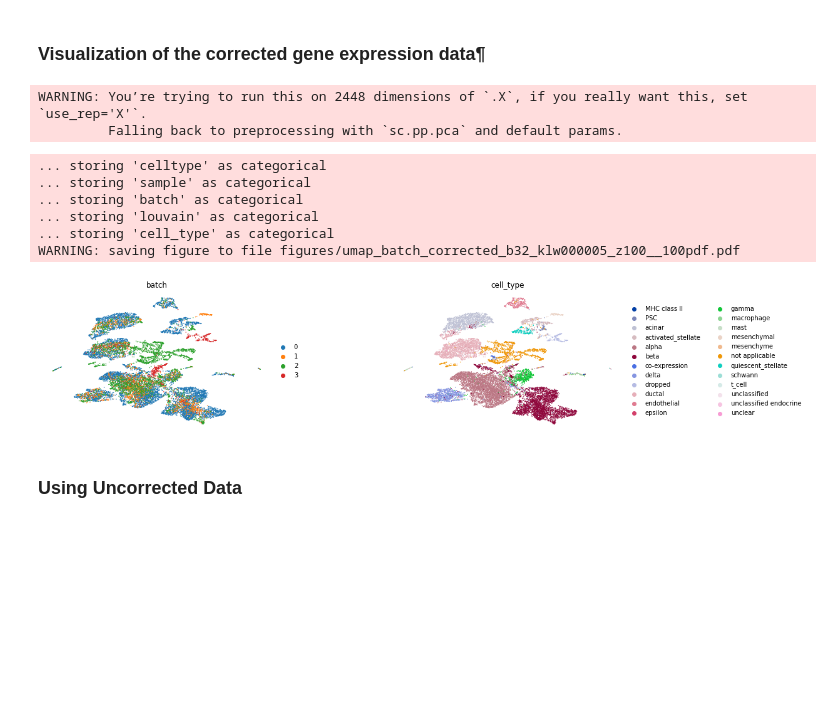
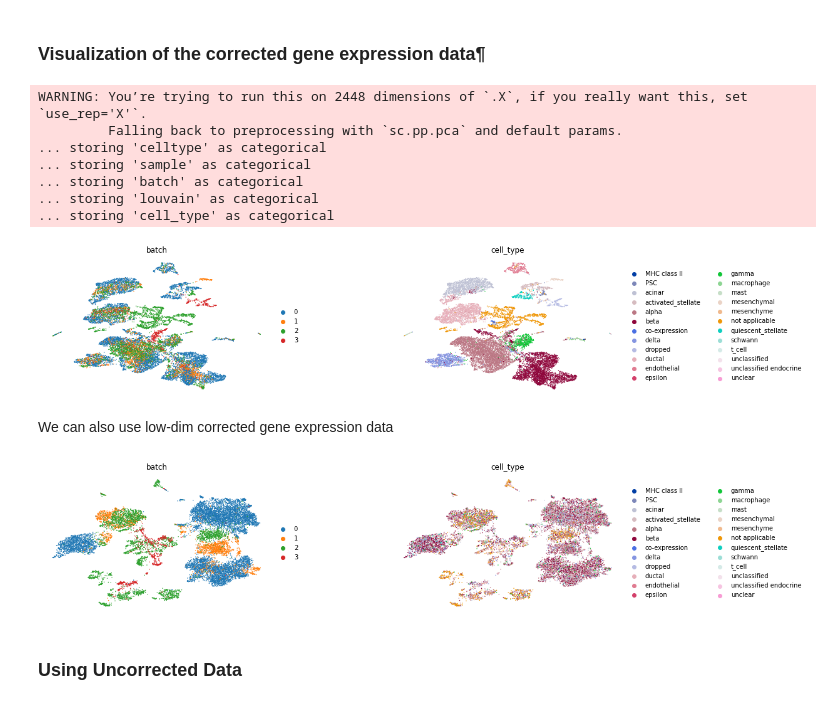
Before and after one commit to theislab/scgen, a Jupyter notebook: docs/tutorials/scgen_batch_removal.ipynb, the cells around one changed output. Cells and saved outputs as stored; diff of their text form; code cells hidden in the pictures; blank space fills up the shorter version.

Commit message:
Added corrected latent functionality

```diff
--- a/docs/tutorials/scgen_batch_removal.ipynb
+++ b/docs/tutorials/scgen_batch_removal.ipynb
@@ -96,21 +99,24 @@ WARNING  Make sure the registered X field in anndata contains unnormalized count
 # %%
 sc.pp.neighbors(corrected_adata)
 sc.tl.umap(corrected_adata)
+sc.pl.umap(corrected_adata, color=['batch', 'cell_type'], wspace=0.4, frameon=False)
 # %% [output]
 WARNING: You’re trying to run this on 2448 dimensions of `.X`, if you really want this, set `use_rep='X'`.
          Falling back to preprocessing with `sc.pp.pca` and default params.
+... storing 'celltype' as categorical
+... storing 'sample' as categorical
+... storing 'batch' as categorical
+... storing 'louvain' as categorical
+... storing 'cell_type' as categorical
+[figure, added]
+# %% [markdown]
+We can also use low-dim corrected gene expression data
 # %%
-sc.pl.umap(corrected_adata, color=['batch', 'cell_type'], wspace=0.4, frameon=False,
-           save='_batch_corrected_b32_klw000005_z100__100pdf'
-)
+sc.pp.neighbors(corrected_adata, use_rep="latent")
+sc.tl.umap(corrected_adata)
+sc.pl.umap(corrected_adata, color=['batch', 'cell_type'], wspace=0.4, frameon=False)
 # %% [output]
-... storing 'celltype' as categorical
-... storing 'sample' as categorical
-... storing 'batch' as categorical
-... storing 'louvain' as categorical
-... storing 'cell_type' as categorical
-WARNING: saving figure to file figures/umap_batch_corrected_b32_klw000005_z100__100pdf.pdf
-[figure, old version]
+[figure, new version]
 # %% [markdown]
 ### Using Uncorrected Data
 # %% [markdown]
```
Also changed, not shown: parts of 2 cells of this notebook, 1 other file.
